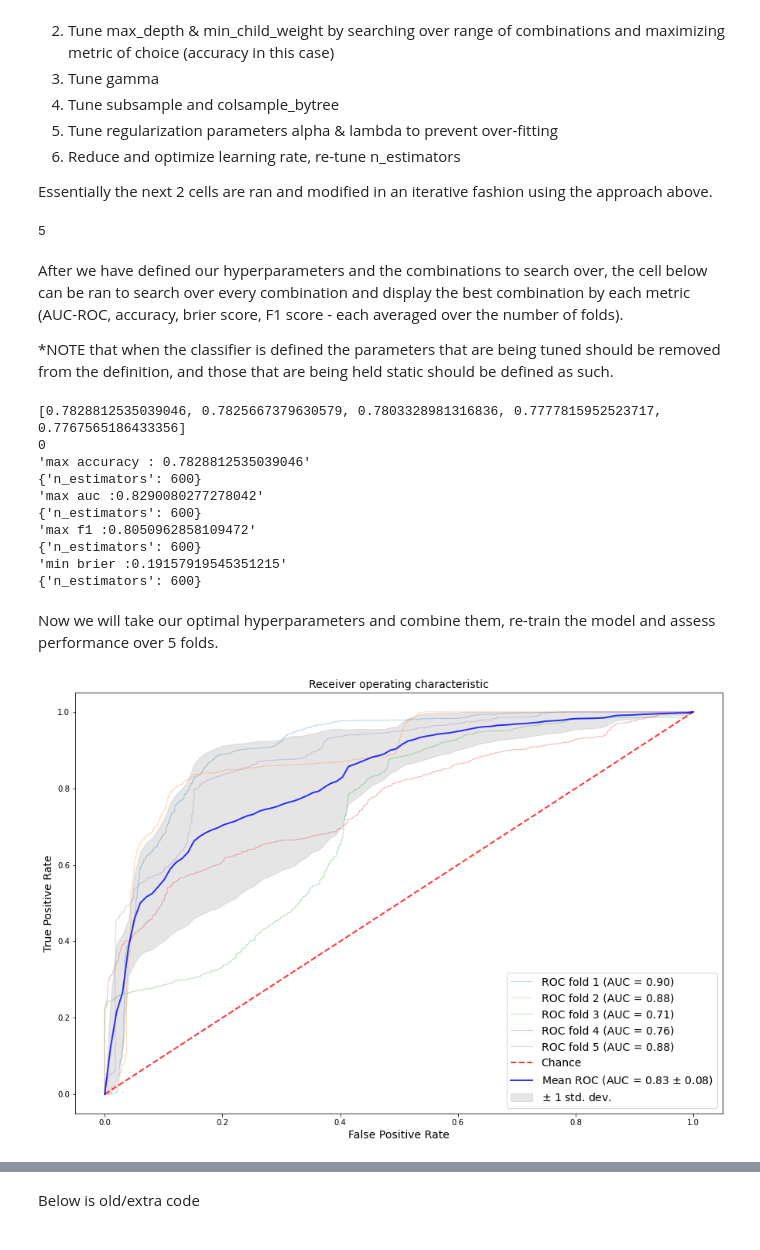
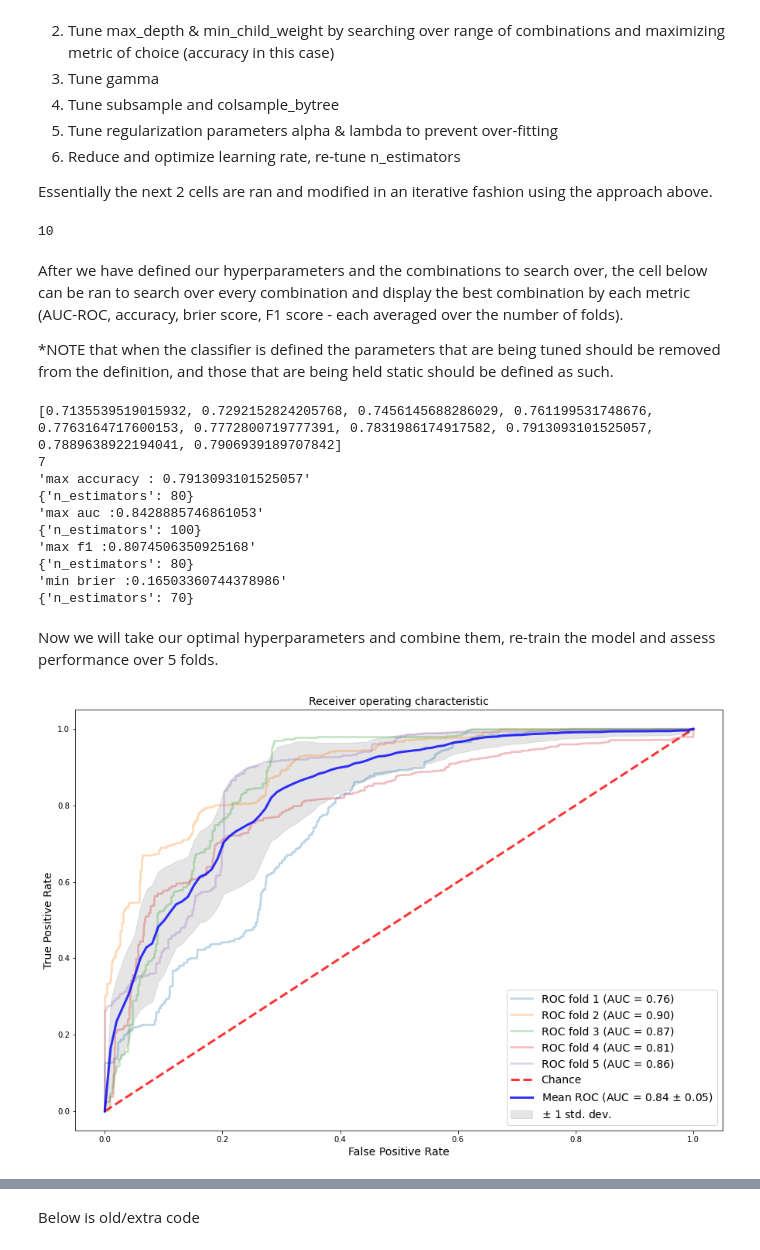
Before and after one commit to philpries/rso2-analysis, a Jupyter notebook: xgboost_analysis_primaryModel.ipynb, the cells around one changed output, grey strips where cells are left out. Cells and saved outputs as stored; diff of their text form; code cells hidden in the pictures.

```diff
--- a/xgboost_analysis_primaryModel.ipynb
+++ b/xgboost_analysis_primaryModel.ipynb
@@ -119,18 +119,18 @@ To train and tune the model we will define some hyperparameters (and some releva
 
 Essentially the next 2 cells are ran and modified in an iterative fashion using the approach above.
 # %%
-n_estimators =[int(x) for x in np.linspace(600,1000, num = 5)]
+n_estimators =[int(x) for x in np.linspace(10,100, num = 10)]
 
 max_depth =[int(x) for x in np.linspace(1, 6, num = 6)]
 
 min_child_weight=[int(x) for x in np.linspace(1, 6, num = 6)]
 
 gamma = [float(x) for x in np.linspace(0.4, 0.6, num = 5)]
-reg_alpha=[float(x) for x in np.linspace(0, 0.2, num = 5)]
+reg_alpha=[float(x) for x in np.linspace(0,0.2, num = 5)]
 reg_lambda=[float(x) for x in np.linspace(0, 0.2, num = 5)]
 
-colsample_bytree= [float(x) for x in np.linspace(0.9,1.0, num = 2)]
-subsample=[float(x) for x in np.linspace(0.2, 0.9, num = 8)]
+colsample_bytree= [float(x) for x in np.linspace(0.8,1.0, num = 3)]
+subsample=[float(x) for x in np.linspace(0.1,0.2, num = 3)]
 
 learning_rate = [0.08,0.09,0.1,0.11,0.12,0.13]#[float(x) for x in np.linspace(0.01, 1, num = 5)]
 
@@ -141,7 +141,7 @@ params = list(ParameterGrid(param_grid))
 #print number of parameter combinations to ensure it is not excessively high (exhaustive search so can take a long time)
 len(params)
 # %% [output]
-5
+10
 # %% [markdown]
 After we have defined our hyperparameters and the combinations to search over, the cell below can be ran to search over every combination and display the best combination by each metric (AUC-ROC, accuracy, brier score, F1 score - each averaged over the number of folds).
 
@@ -152,7 +152,7 @@ aucs = []; accuracies = []; briers = [];f1s = []
 
 for paramSet in tqdm(params):
     #MODIFY CLASSIFER BASED ON PARAMETERS TO TUNE
-    clf = XGBClassifier(use_label_encoder=False,random_state=0,learning_rate=0.1, max_depth=4,min_child_weight=5,colsample_bytree=0.9,subsample=0.8,gamma=0.4,**paramSet,monotone_constraints=constraints,tree_method="hist")
+    clf = XGBClassifier(use_label_encoder=False,random_state=0,learning_rate=0.1, max_depth=5,min_child_weight=5, reg_alpha=0,reg_lambda=0.05,gamma=0.4, colsample_bytree=0.8,subsample=0.2,**paramSet,monotone_constraints=constraints,tree_method="hist")
 
     auc_cvs = []
     accuracy_cvs=[]
@@ -206,30 +206,40 @@ index=briers.index(min(briers))
 pprint('min brier :'+str(briers[index]))
 pprint(params[index])
 # %% [output]
-[0.7828812535039046, 0.7825667379630579, 0.7803328981316836, 0.7777815952523717, 0.7767565186433356]
-0
-'max accuracy : 0.7828812535039046'
-{'n_estimators': 600}
-'max auc :0.8290080277278042'
-{'n_estimators': 600}
-'max f1 :0.8050962858109472'
-{'n_estimators': 600}
-'min brier :0.19157919545351215'
-{'n_estimators': 600}
+[0.7135539519015932, 0.7292152824205768, 0.7456145688286029, 0.761199531748676, 0.7763164717600153, 0.7772800719777391, 0.7831986174917582, 0.7913093101525057, 0.7889638922194041, 0.7906939189707842]
+7
+'max accuracy : 0.7913093101525057'
+{'n_estimators': 80}
+'max auc :0.8428885746861053'
+{'n_estimators': 100}
+'max f1 :0.8074506350925168'
+{'n_estimators': 80}
+'min brier :0.16503360744378986'
+{'n_estimators': 70}
 # %% [markdown]
 Now we will take our optimal hyperparameters and combine them, re-train the model and assess performance over 5 folds.
 # %%
-params = {'colsample_bytree': 0.9,
+params = {'colsample_bytree': 0.8,
  'gamma': 0.4,
- 'max_depth': 4,
+ 'max_depth': 5,
  'min_child_weight':5,
- 'n_estimators': 600,
- #'reg_alpha': 0.05,
- #'reg_lambda': 0,
- 'subsample': 0.8,
+ 'n_estimators': 80,
+ 'reg_alpha': 0,
+ 'reg_lambda': 0.05,
+ 'subsample': 0.2,
  'learning_rate':0.1}
 
-clf = XGBClassifier(use_label_encoder=False,random_state=0,**params,monotone_constraints=constraints,tree_method="exact",importance_type='gain')
+#params = {'colsample_bytree': 0.9,
+# 'gamma': 0.4,
+# 'max_depth': 4,
+# 'min_child_weight':5,
+# 'n_estimators': 600,
+# #'reg_alpha': 0.05,
+# #'reg_lambda': 0,
+# 'subsample': 0.8,
+# 'learning_rate':0.1}
+
+clf = XGBClassifier(use_label_encoder=False,random_state=10,**params,monotone_constraints=constraints,tree_method="exact",importance_type='gain')
 # %%
 #define some placeholder variables for performance metrics for each fold
 results = np.zeros((k,4))#accuracy, AUC, F1 score, Brier
@@ -237,6 +247,7 @@ tprs = []
 aucs = []
 mean_fpr = np.linspace(0, 1, 100)
 PFIs = np.zeros((k,17))
+PFIs_std = np.zeros((k,17))
 
 fig, ax = plt.subplots()
 for i in tqdm(range(k)):
@@ -272,43 +283,44 @@ for i in tqdm(range(k)):
 
     viz = plot_roc_curve(clf,xTest_transform,yTest,
                          name='ROC fold {}'.format(i+1),
-                         alpha=0.3, lw=1, ax=ax)
+                         alpha=0.3, lw=2.5, ax=ax)
     interp_tpr = np.interp(mean_fpr, viz.fpr, viz.tpr)
     interp_tpr[0] = 0.0
     tprs.append(interp_tpr)
     aucs.append(viz.roc_auc)
 
     #calculate PFI and add to array for averaging
-    perm_importance = permutation_importance(clf, xTest_transform, yTest)
+    perm_importance = permutation_importance(clf, xTest_transform, yTest,n_repeats=100)
     PFIs[i,]=np.array(perm_importance.importances_mean)
+    PFIs_std[i,]=np.array(perm_importance.importances_std)
 
-ax.plot([0, 1], [0, 1], linestyle='--', lw=2, color='r',
+ax.plot([0, 1], [0, 1], linestyle='--', lw=3, color='r',
         label='Chance', alpha=.8)
 
 mean_tpr = np.mean(tprs, axis=0)
 mean_tpr[-1] = 1.0
 mean_auc = auc(mean_fpr, mean_tpr)
 std_auc = np.std(aucs)
 ax.plot(mean_fpr, mean_tpr, color='b',
         label=r'Mean ROC (AUC = %0.2f $\pm$ %0.2f)' % (mean_auc, std_auc),
-        lw=2, alpha=.8)
+        lw=3, alpha=.8)
 
 std_tpr = np.std(tprs, axis=0)
 tprs_upper = np.minimum(mean_tpr + std_tpr, 1)
 tprs_lower = np.maximum(mean_tpr - std_tpr, 0)
 ax.fill_between(mean_fpr, tprs_lower, tprs_upper, color='grey', alpha=.2,
                 label=r'$\pm$ 1 std. dev.')
 
 ax.set(xlim=[-0.05, 1.05], ylim=[-0.05, 1.05])
 ax.legend(loc="lower right")
 ax.set_title(label="Receiver operating characteristic",fontsize=14)
 plt.xlabel("False Positive Rate",fontsize=14)
 plt.ylabel("True Positive Rate",fontsize=14)
 fig.set_size_inches(15, 10, forward=True)
 plt.legend(prop={'size': 14})
 plt.show()
 # %% [output]
-[figure, old version]
+[figure, new version]
 # %%
 results = pd.DataFrame(results)
 results.columns = ['accuracy','auc','f1','brier']
```
Also changed, not shown: parts of 12 cells of this notebook, 1 other file.
